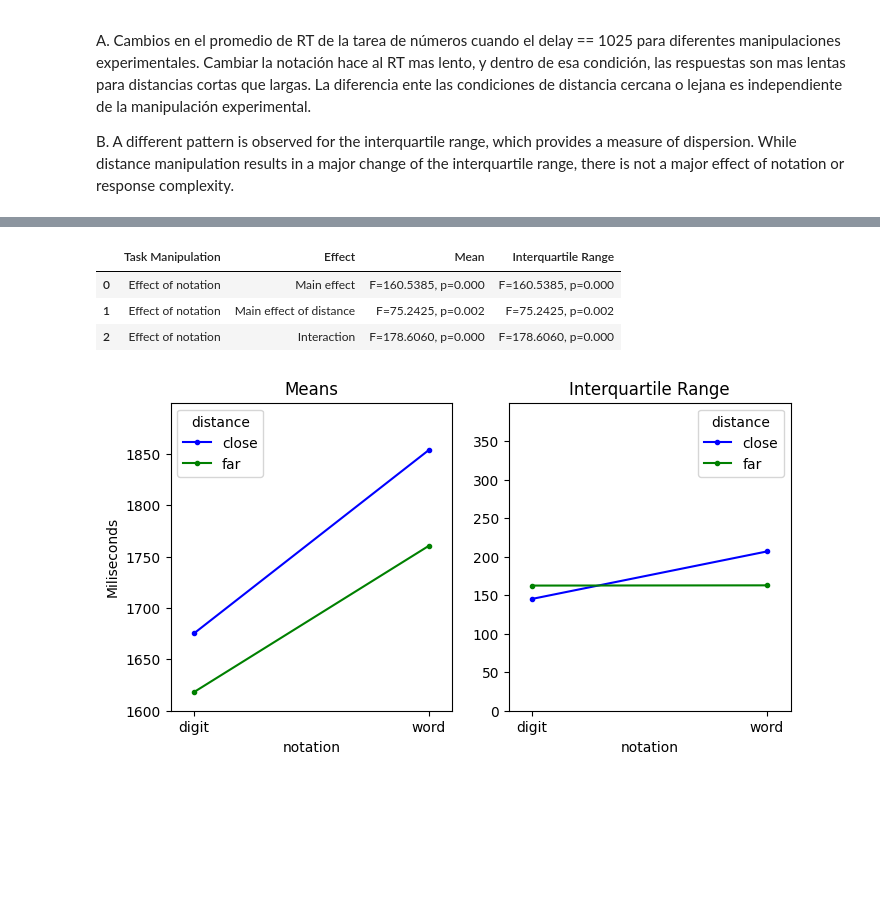
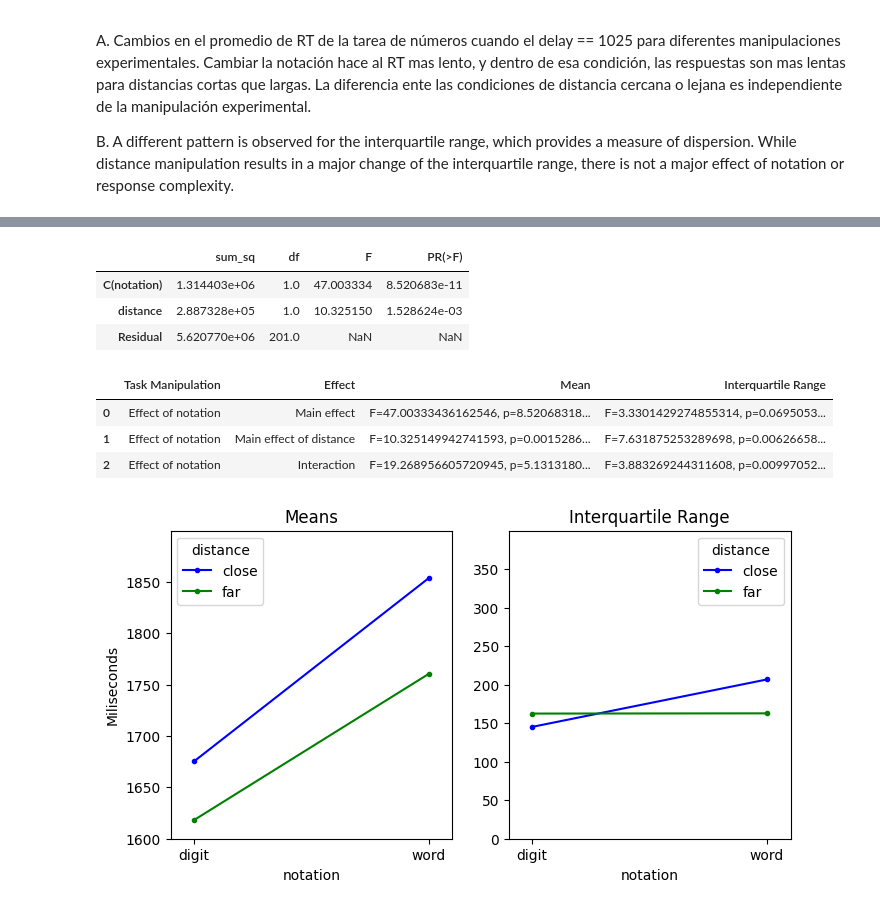
Before and after one commit to AbiOppenheim/INCC-parsing_a_cognitive_task, a Jupyter notebook: data/analysis.ipynb, the cells around one changed output, grey strips where cells are left out. Cells and saved outputs as stored; diff of their text form; code cells hidden in the pictures; blank space fills up the shorter version.

Commit message:
fix F-test table + cosas

```diff
--- a/data/analysis.ipynb
+++ b/data/analysis.ipynb
@@ -176,0 +144,8 @@ table_interaction_df = table_interaction_df.rename(index={"C(notation)[T.word]:C
+# %%
+anova_table1
+#anova_table.loc['C(notation)', 'F']
+# %% [output]
+|  | sum_sq | df | F | PR(>F) |
+| C(notation) | 1.314403e+06 | 1.0 | 47.003334 | 8.520683e-11 |
+| distance | 2.887328e+05 | 1.0 | 10.325150 | 1.528624e-03 |
+| Residual | 5.620770e+06 | 201.0 | NaN | NaN |
@@ -177,24 +157,24 @@ table_interaction_df = table_interaction_df.rename(index={"C(notation)[T.word]:C
 # %%
 results = pd.DataFrame(columns=["Task Manipulation", "Effect", "Mean", "Interquartile Range"])
 results.loc[len(results.index)] = [ "Effect of notation",
                                     "Main effect",
-                                    f"F={table_1_df.loc['C(notation)[T.word]', 'coef'].strip()}, p={table_1_df.loc['C(notation)[T.word]', 'P>|t|'].strip()}",
-                                    f"F={table_1_df.loc['C(notation)[T.word]', 'coef'].strip()}, p={table_1_df.loc['C(notation)[T.word]', 'P>|t|'].strip()}"]
+                                    f"F={anova_table1.loc['C(notation)', 'F']}, p={anova_table1.loc['C(notation)', 'PR(>F)']}",
+                                    f"F={anova_table3.loc['C(notation)', 'F']}, p={anova_table3.loc['C(notation)', 'PR(>F)']}"]
 results.loc[len(results.index)] = [ "Effect of notation",
                                     "Main effect of distance",
-                                    f"F={table_1_df.loc['C(distance)[T.close]', 'coef'].strip()}, p={table_1_df.loc['C(distance)[T.close]', 'P>|t|'].strip()}",
-                                    f"F={table_1_df.loc['C(distance)[T.close]', 'coef'].strip()}, p={table_1_df.loc['C(distance)[T.close]', 'P>|t|'].strip()}"]
+                                    f"F={anova_table1.loc['distance', 'F']}, p={anova_table1.loc['distance', 'PR(>F)']}",
+                                    f"F={anova_table3.loc['distance', 'F']}, p={anova_table3.loc['distance', 'PR(>F)']}"]
 results.loc[len(results.index)] = [ "Effect of notation",
                                     "Interaction",
-                                    f"F={table_interaction_df.loc['C(notation)[T.word]:C(distance)[close]', 'coef'].strip()}, p={table_interaction_df.loc['C(notation)[T.word]:C(distance)[close]', 'P>|t|'].strip()}",
-                                    f"F={table_interaction_df.loc['C(notation)[T.word]:C(distance)[close]', 'coef'].strip()}, p={table_interaction_df.loc['C(notation)[T.word]:C(distance)[close]', 'P>|t|'].strip()}"]
+                                    f"F={anova_table2.loc['notation_distance', 'F']}, p={anova_table2.loc['notation_distance', 'PR(>F)']}",
+                                    f"F={anova_table4.loc['notation_distance', 'F']}, p={anova_table4.loc['notation_distance', 'PR(>F)']}"]
 
 results
 # %% [output]
 |  | Task Manipulation | Effect | Mean | Interquartile Range |
-| 0 | Effect of notation | Main effect | F=160.5385, p=0.000 | F=160.5385, p=0.000 |
-| 1 | Effect of notation | Main effect of distance | F=75.2425, p=0.002 | F=75.2425, p=0.002 |
-| 2 | Effect of notation | Interaction | F=178.6060, p=0.000 | F=178.6060, p=0.000 |
+| 0 | Effect of notation | Main effect | F=47.00333436162546, p=8.52068318... | F=3.3301429274855314, p=0.0695053... |
+| 1 | Effect of notation | Main effect of distance | F=10.325149942741593, p=0.0015286... | F=7.631875253289698, p=0.00626658... |
+| 2 | Effect of notation | Interaction | F=19.268956605720945, p=5.1313180... | F=3.883269244311608, p=0.00997052... |
 # %%
 fig, ax = plt.subplots(1, 2, figsize=(8, 4))
 
```
Also changed, not shown: parts of 16 cells of this notebook.
